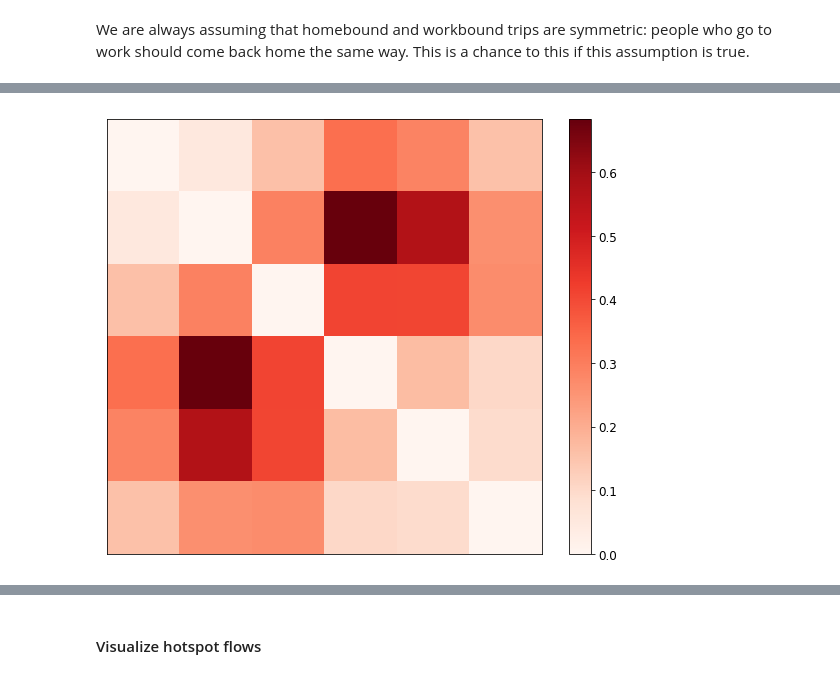
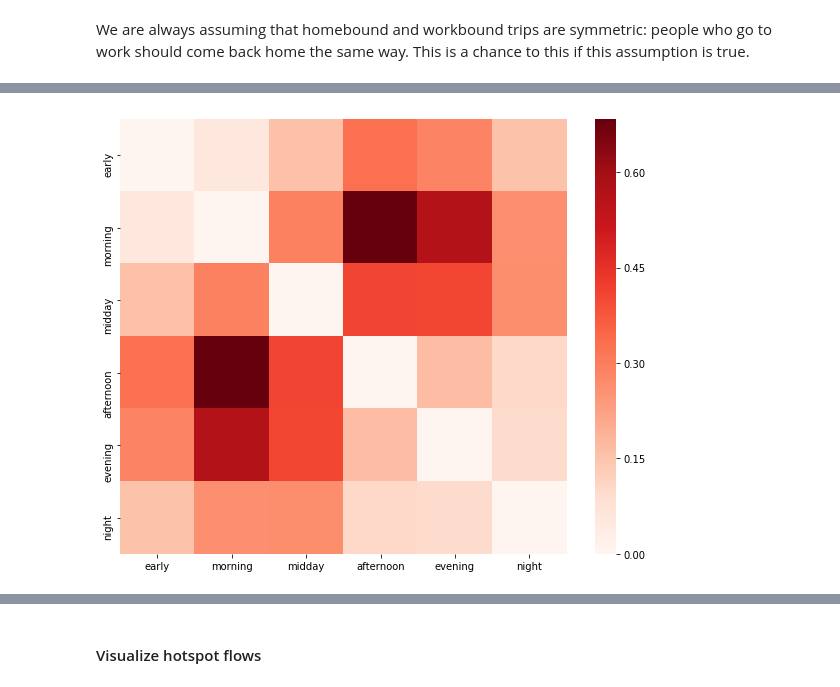
Before and after one commit to itko/cities, a Jupyter notebook: notebooks/network_analysis.ipynb, the cells around one changed output, grey strips where cells are left out. Drawn from its saved outputs; the diff is of its cells as text; code cells hidden in the pictures.

```diff
--- a/notebooks/network_analysis.ipynb
+++ b/notebooks/network_analysis.ipynb
@@ -388,11 +399,10 @@ Wall time: 21 s
 # %%
 a = symmetry.astype('float')
-a.to_csv('/Users/itto/Downloads/5a.csv')
 
 f,(ax1) = plt.subplots(1,1,figsize=(10,8))
-im = ax1.imshow(a,cmap='Reds')
-ax1.figure.colorbar(im, ax=ax1)
-ax1.set_xticks([])
-ax1.set_yticks([]);
+im = sns.heatmap(a,ax=ax1,cmap='Reds')
+# ax1.figure.colorbar(im, ax=ax1)
+# ax1.set_xticks([])
+# ax1.set_yticks([]);
 # %% [output]
-[figure, old version]
+[figure, new version]
```
Also changed, not shown: parts of 35 cells of this notebook, 16 other files.
